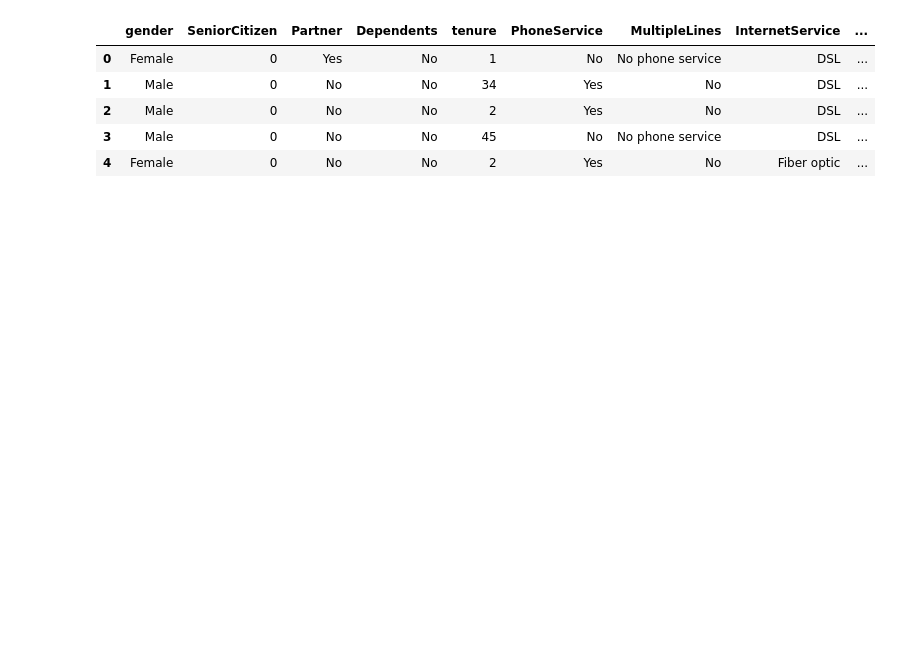
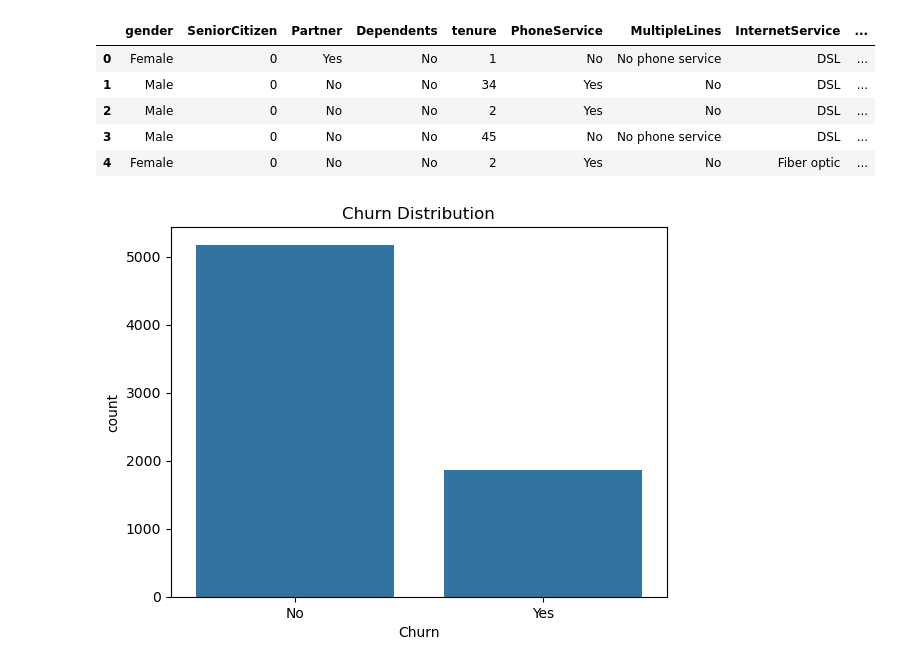
Before and after one commit to Abeerah-F/customer-churn-analysis, a Jupyter notebook: notebooks/03_eda.ipynb, the cells around one changed output. Cells and saved outputs as stored; diff of their text form; code cells hidden in the pictures; blank space fills up the shorter version.

Commit message:
EDA and Data Cleaning: churn analysis and plots

```diff
--- a/notebooks/03_eda.ipynb
+++ b/notebooks/03_eda.ipynb
@@ -13,3 +13,9 @@ df.head()
 | 2 | Male | 0 | No | No | 2 | Yes | No | DSL | ... |
 | 3 | Male | 0 | No | No | 45 | No | No phone service | DSL | ... |
 | 4 | Female | 0 | No | No | 2 | Yes | No | Fiber optic | ... |
+# %%
+sns.countplot(x='Churn', data = df)
+plt.title("Churn Distribution")
+plt.show()
+# %% [output]
+[figure, added]
```
Also changed, not shown: parts of 3 cells of this notebook, 1 other file.
